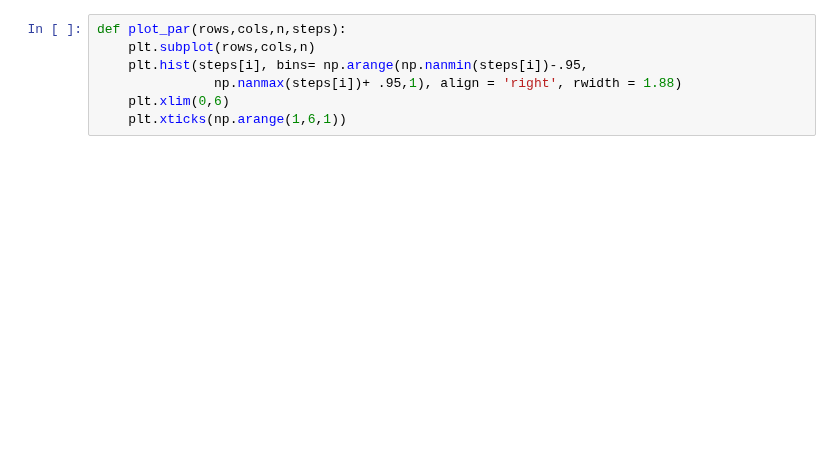
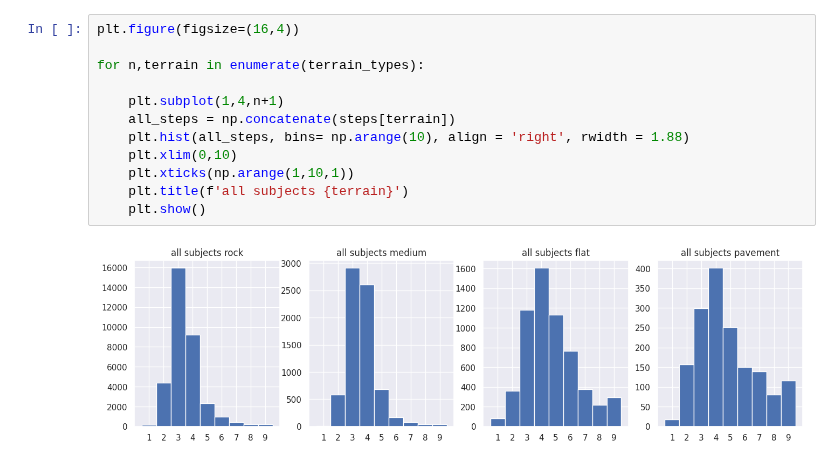
Before and after one commit to BonnenLab/visualize-skelly-laser-environment, a Jupyter notebook: fixation-histograms.ipynb, the cells around one changed output. Cells and saved outputs as stored; diff of their text form; blank space fills up the shorter version.

```diff
--- a/fixation-histograms.ipynb
+++ b/fixation-histograms.ipynb
@@ -142,7 +144,14 @@ for x in range(3,11):
 # %%
-def plot_par(rows,cols,n,steps):
-    plt.subplot(rows,cols,n)
-    plt.hist(steps[i], bins= np.arange(np.nanmin(steps[i])-.95,
-               np.nanmax(steps[i])+ .95,1), align = 'right', rwidth = 1.88)
-    plt.xlim(0,6)
-    plt.xticks(np.arange(1,6,1))
+plt.figure(figsize=(16,4))
+
+for n,terrain in enumerate(terrain_types):
+
+    plt.subplot(1,4,n+1)
+    all_steps = np.concatenate(steps[terrain])
+    plt.hist(all_steps, bins= np.arange(10), align = 'right', rwidth = 1.88)
+    plt.xlim(0,10)
+    plt.xticks(np.arange(1,10,1))
+    plt.title(f'all subjects {terrain}')
+    plt.show()
+# %% [output]
+[figure, added]
```
Also changed, not shown: parts of 20 cells of this notebook.
